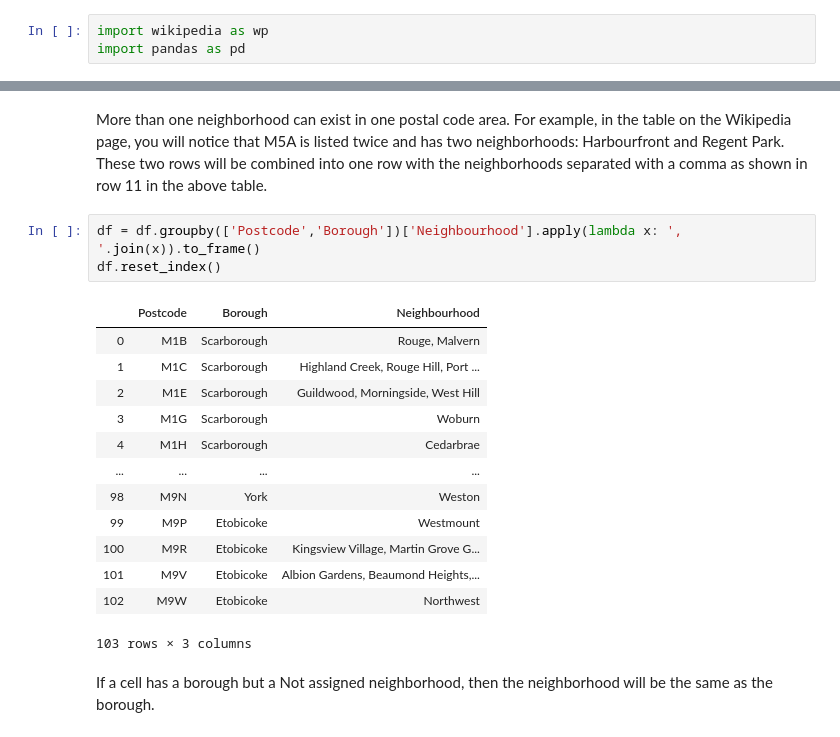
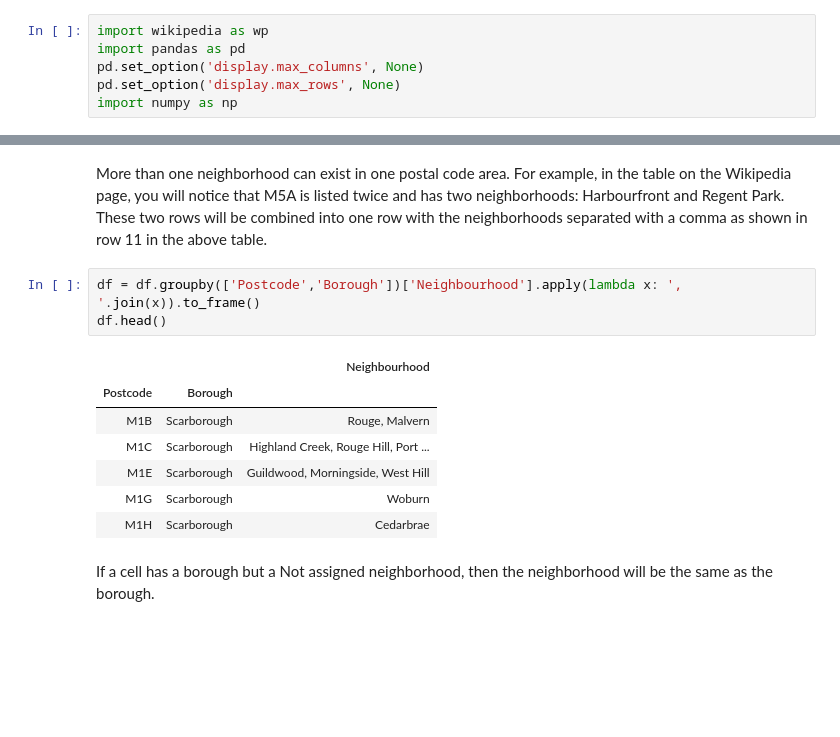
Before and after one commit to WannaBeesGit/datascience-capstone-project, a Jupyter notebook: Submission Week 3 - Part 2.ipynb, the cells around one changed output, grey strips where cells are left out. Saved outputs shown, nothing was run; the diff lists cells and outputs as text; blank space fills up the shorter version.

```diff
--- a/Submission Week 3 - Part 2.ipynb
+++ b/Submission Week 3 - Part 2.ipynb
@@ -14,6 +14,9 @@
 # %%
 import wikipedia as wp
 import pandas as pd
+pd.set_option('display.max_columns', None)
+pd.set_option('display.max_rows', None)
+import numpy as np
 # %%
 html = wp.page("List of postal codes of Canada: M").html().encode("UTF-8")
 # %% [markdown]
@@ -48,21 +51,15 @@ df.head()
 More than one neighborhood can exist in one postal code area. For example, in the table on the Wikipedia page, you will notice that M5A is listed twice and has two neighborhoods: Harbourfront and Regent Park. These two rows will be combined into one row with the neighborhoods separated with a comma as shown in row 11 in the above table.
 # %%
 df = df.groupby(['Postcode','Borough'])['Neighbourhood'].apply(lambda x: ', '.join(x)).to_frame()
-df.reset_index()
+df.head()
 # %% [output]
-|  | Postcode | Borough | Neighbourhood |
-| 0 | M1B | Scarborough | Rouge, Malvern |
-| 1 | M1C | Scarborough | Highland Creek, Rouge Hill, Port ... |
-| 2 | M1E | Scarborough | Guildwood, Morningside, West Hill |
-| 3 | M1G | Scarborough | Woburn |
-| 4 | M1H | Scarborough | Cedarbrae |
-| ... | ... | ... | ... |
-| 98 | M9N | York | Weston |
-| 99 | M9P | Etobicoke | Westmount |
-| 100 | M9R | Etobicoke | Kingsview Village, Martin Grove G... |
-| 101 | M9V | Etobicoke | Albion Gardens, Beaumond Heights,... |
-| 102 | M9W | Etobicoke | Northwest |
+|  |  | Neighbourhood |
+| Postcode | Borough |  |
+| M1B | Scarborough | Rouge, Malvern |
+| M1C | Scarborough | Highland Creek, Rouge Hill, Port ... |
+| M1E | Scarborough | Guildwood, Morningside, West Hill |
+| M1G | Scarborough | Woburn |
+| M1H | Scarborough | Cedarbrae |
-103 rows × 3 columns
 # %% [markdown]
 If a cell has a borough but a Not assigned neighborhood, then the neighborhood will be the same as the borough.
 # %%
```
Also changed, not shown: parts of 5 cells of this notebook, 2 other files.
